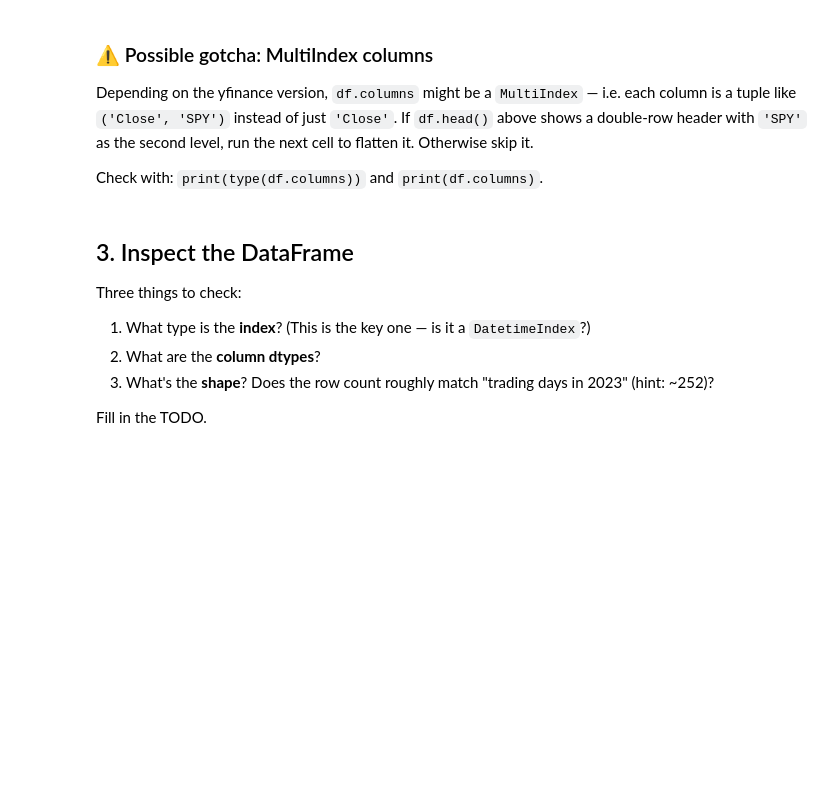
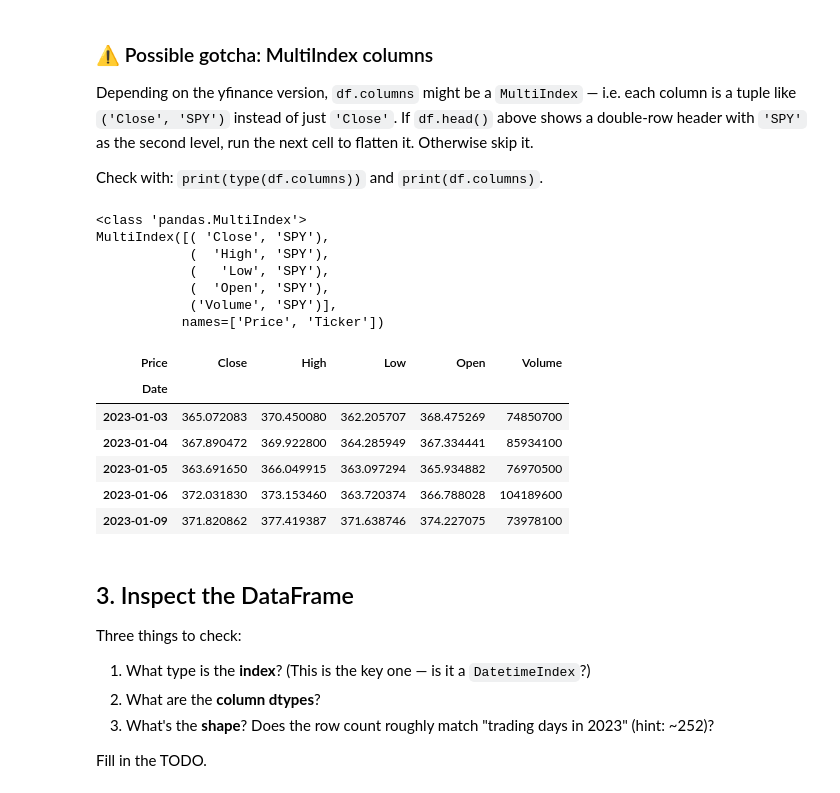
Before and after one commit to tysen-meroniuk/ml-starter-project, a Jupyter notebook: notebooks/01_data_loading.ipynb, the cells around one changed output. Drawn from its saved outputs; the diff is of its cells as text; code cells hidden in the pictures; blank space fills up the shorter version.

```diff
--- a/notebooks/01_data_loading.ipynb
+++ b/notebooks/01_data_loading.ipynb
@@ -42,10 +57,25 @@ Check with: `print(type(df.columns))` and `print(df.columns)`.
 # %%
 # Inspect the columns. If it prints a MultiIndex, uncomment the flatten line.
 print(type(df.columns))
 print(df.columns)
 
-# df.columns = df.columns.get_level_values(0)   # <- uncomment only if needed
-# df.head()
+df.columns = df.columns.get_level_values(0)   # <- uncomment only if needed
+df.head()
+# %% [output]
+<class 'pandas.MultiIndex'>
+MultiIndex([( 'Close', 'SPY'),
+            (  'High', 'SPY'),
+            (   'Low', 'SPY'),
+            (  'Open', 'SPY'),
+            ('Volume', 'SPY')],
+           names=['Price', 'Ticker'])
+| Price | Close | High | Low | Open | Volume |
+| Date |  |  |  |  |  |
+| 2023-01-03 | 365.072083 | 370.450080 | 362.205707 | 368.475269 | 74850700 |
+| 2023-01-04 | 367.890472 | 369.922800 | 364.285949 | 367.334441 | 85934100 |
+| 2023-01-05 | 363.691650 | 366.049915 | 363.097294 | 365.934882 | 76970500 |
+| 2023-01-06 | 372.031830 | 373.153460 | 363.720374 | 366.788028 | 104189600 |
+| 2023-01-09 | 371.820862 | 377.419387 | 371.638746 | 374.227075 | 73978100 |
 # %% [markdown]
 ## 3. Inspect the DataFrame
 
```
Also changed, not shown: parts of 7 cells of this notebook, 1 other file.
